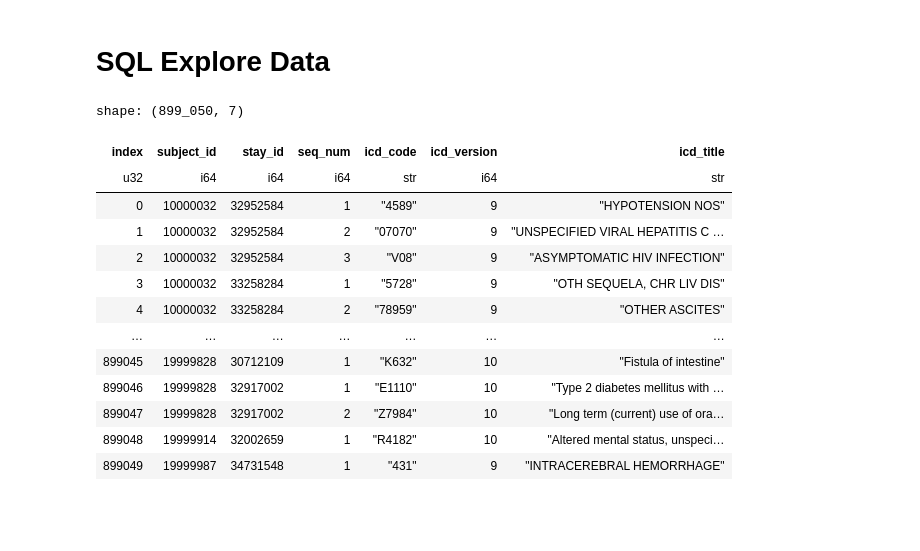
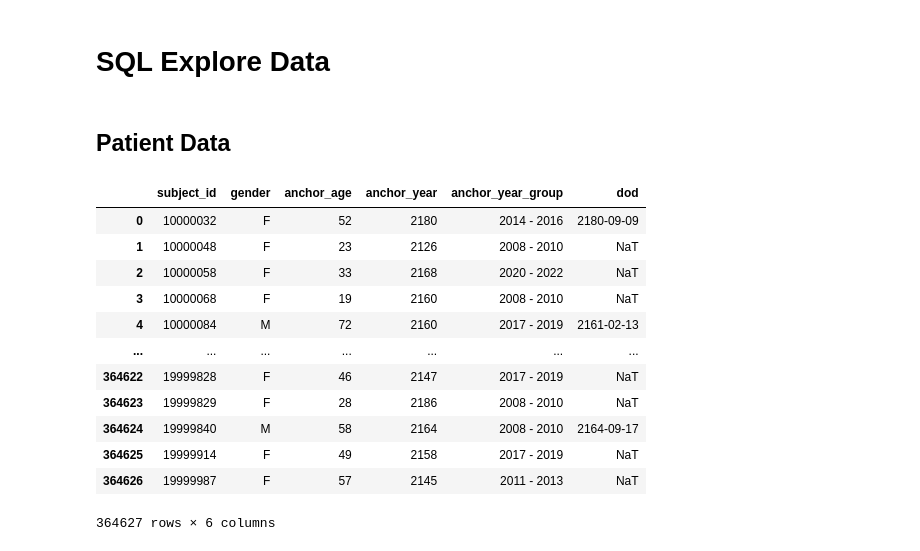
Before and after one commit to ayk-404/fs-thesis, a Jupyter notebook: data_analysis.ipynb, the cells around one changed output. Saved outputs shown, nothing was run; the diff lists cells and outputs as text; code cells hidden in the pictures; blank space fills up the shorter version.

```diff
--- a/data_analysis.ipynb
+++ b/data_analysis.ipynb
@@ -108,18 +123,20 @@ def show(df: pl.DataFrame):
+# %% [markdown]
+## Patient Data
 # %%
-df = sql("SELECT * from ed.diagnosis")
-show(df)
+# first 5 rows of patients table
+df = sql("SELECT * from hosp.patients")
+show(df, limit=True)
 # %% [output]
+|  | subject_id | gender | anchor_age | anchor_year | anchor_year_group | dod |
+| 0 | 10000032 | F | 52 | 2180 | 2014 - 2016 | 2180-09-09 |
+| 1 | 10000048 | F | 23 | 2126 | 2008 - 2010 | NaT |
+| 2 | 10000058 | F | 33 | 2168 | 2020 - 2022 | NaT |
+| 3 | 10000068 | F | 19 | 2160 | 2008 - 2010 | NaT |
+| 4 | 10000084 | M | 72 | 2160 | 2017 - 2019 | 2161-02-13 |
+| ... | ... | ... | ... | ... | ... | ... |
+| 364622 | 19999828 | F | 46 | 2147 | 2017 - 2019 | NaT |
+| 364623 | 19999829 | F | 28 | 2186 | 2008 - 2010 | NaT |
+| 364624 | 19999840 | M | 58 | 2164 | 2008 - 2010 | 2164-09-17 |
+| 364625 | 19999914 | F | 49 | 2158 | 2017 - 2019 | NaT |
+| 364626 | 19999987 | F | 57 | 2145 | 2011 - 2013 | NaT |
-shape: (899_050, 7)
+364627 rows × 6 columns
-| index | subject_id | stay_id | seq_num | icd_code | icd_version | icd_title |
-| u32 | i64 | i64 | i64 | str | i64 | str |
-| 0 | 10000032 | 32952584 | 1 | "4589" | 9 | "HYPOTENSION NOS" |
-| 1 | 10000032 | 32952584 | 2 | "07070" | 9 | "UNSPECIFIED VIRAL HEPATITIS C … |
-| 2 | 10000032 | 32952584 | 3 | "V08" | 9 | "ASYMPTOMATIC HIV INFECTION" |
-| 3 | 10000032 | 33258284 | 1 | "5728" | 9 | "OTH SEQUELA, CHR LIV DIS" |
-| 4 | 10000032 | 33258284 | 2 | "78959" | 9 | "OTHER ASCITES" |
-| … | … | … | … | … | … | … |
-| 899045 | 19999828 | 30712109 | 1 | "K632" | 10 | "Fistula of intestine" |
-| 899046 | 19999828 | 32917002 | 1 | "E1110" | 10 | "Type 2 diabetes mellitus with … |
-| 899047 | 19999828 | 32917002 | 2 | "Z7984" | 10 | "Long term (current) use of ora… |
-| 899048 | 19999914 | 32002659 | 1 | "R4182" | 10 | "Altered mental status, unspeci… |
-| 899049 | 19999987 | 34731548 | 1 | "431" | 9 | "INTRACEREBRAL HEMORRHAGE" |
```
Also changed, not shown: parts of 25 cells of this notebook.
